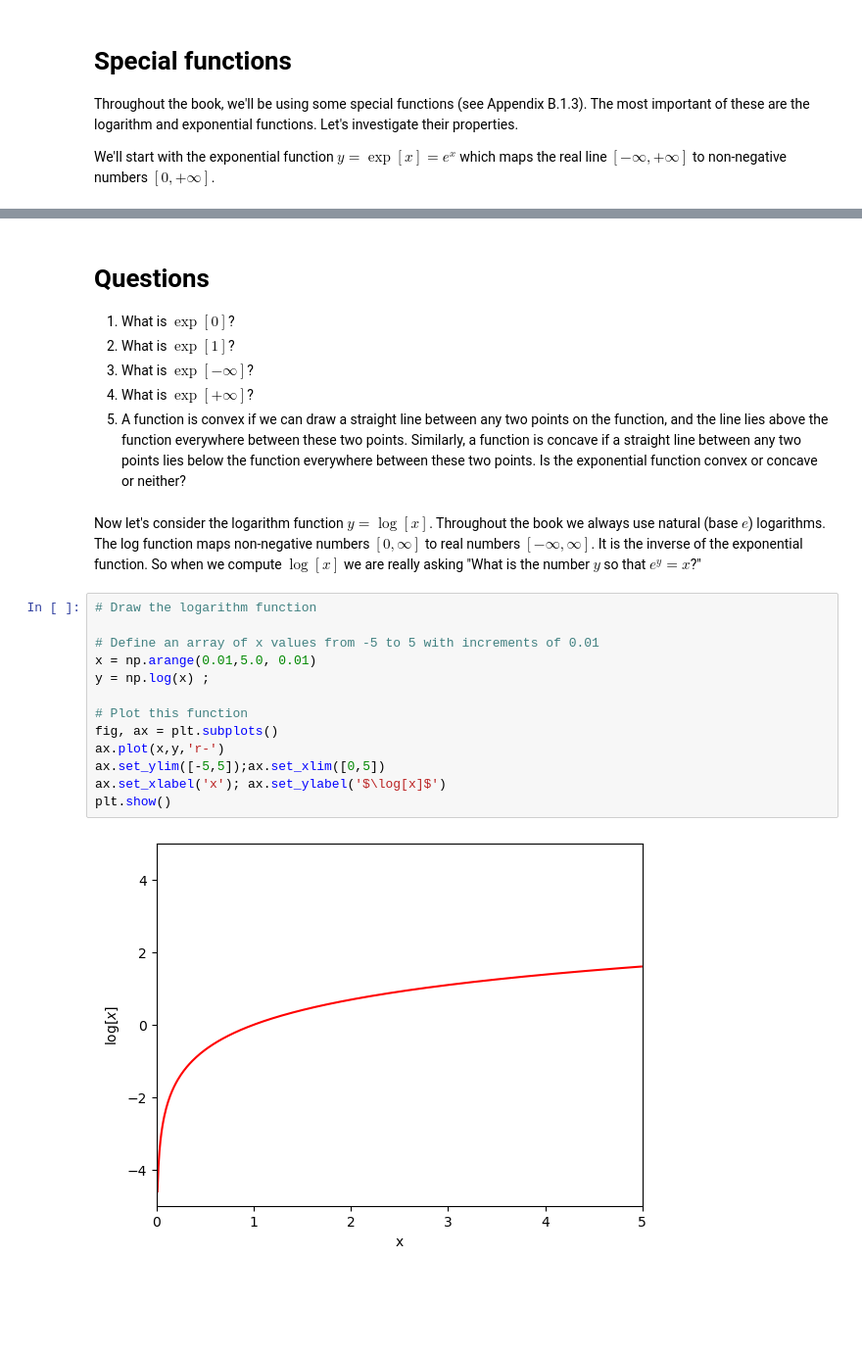
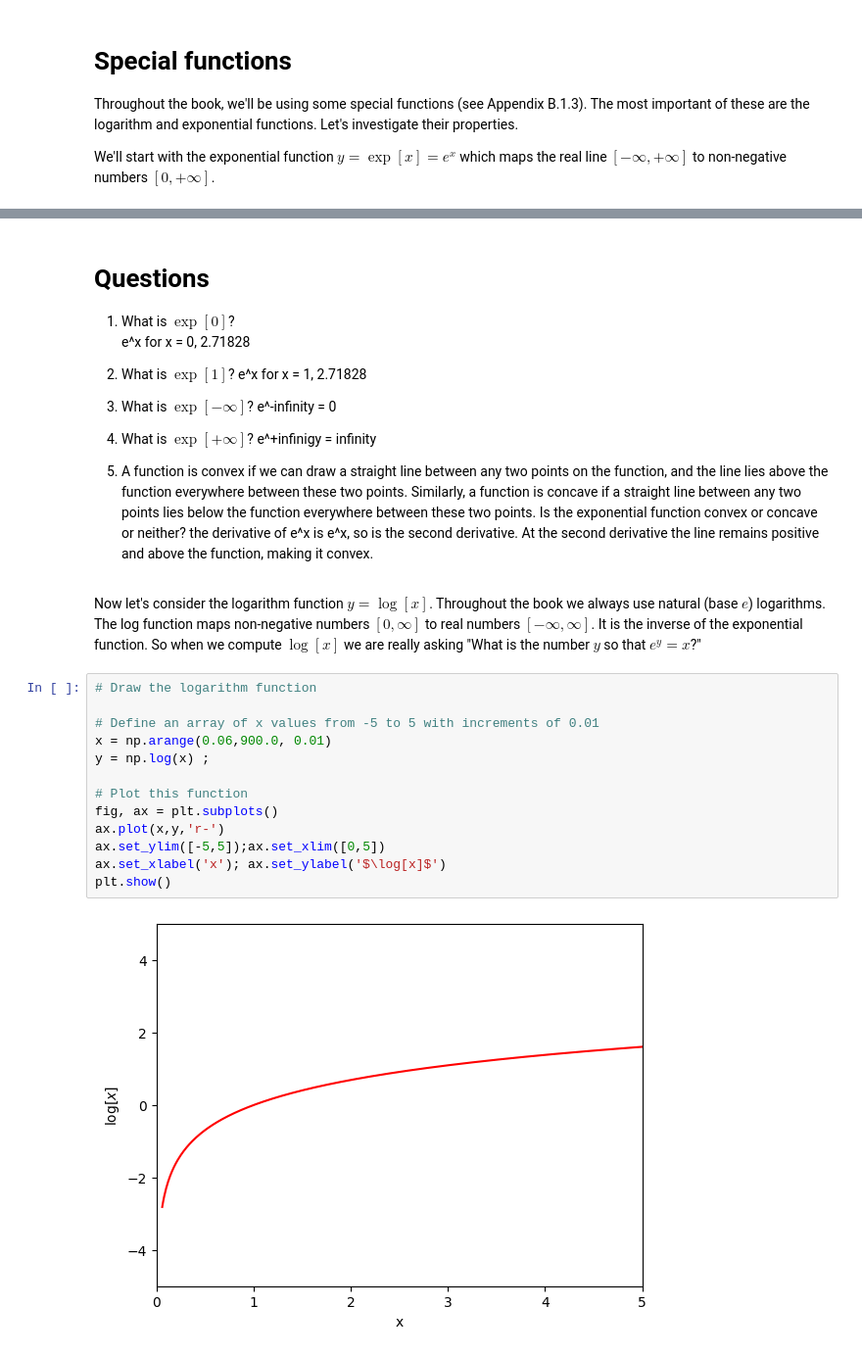
Before and after one commit to abrav00/167-deep-lerning, a Jupyter notebook: 1_1_BackgroundMathematics.ipynb, the cells around one changed output, grey strips where cells are left out. Shown at 98% size. Saved outputs shown, nothing was run; the diff lists cells and outputs as text; blank space fills up the shorter version.

```diff
--- a/1_1_BackgroundMathematics.ipynb
+++ b/1_1_BackgroundMathematics.ipynb
@@ -226,27 +250,36 @@ plt.show()
 # Questions
 
 1. What is $\exp[0]$?
+     e^x for x = 0, 2.71828
+
 2. What is $\exp[1]$?
+     e^x for x = 1, 2.71828
+
 3. What is $\exp[-\infty]$?
+     e^-infinity = 0
+
 4. What is $\exp[+\infty]$?
+     e^+infinigy = infinity
+
 5. A function is convex if we can draw a straight line between any two points on the function, and the line lies above the function everywhere between these two points. Similarly, a function is concave if a straight line between any two points lies below the function everywhere between these two points.  Is the exponential function convex or concave or neither?
+     the derivative of e^x is e^x, so is the second derivative. At the second derivative the line remains positive and above the function, making it convex.
 # %% [markdown]
 Now let's consider the logarithm function $y=\log[x]$. Throughout the book we always use natural (base $e$) logarithms. The log function maps non-negative numbers $[0,\infty]$ to real numbers $[-\infty,\infty]$.  It is the inverse of the exponential function.  So when we compute $\log[x]$ we are really asking "What is the number $y$ so that $e^y=x$?"
 # %%
 # Draw the logarithm function
 
 # Define an array of x values from -5 to 5 with increments of 0.01
-x = np.arange(0.01,5.0, 0.01)
+x = np.arange(0.06,900.0, 0.01)
 y = np.log(x) ;
 
 # Plot this function
 fig, ax = plt.subplots()
 ax.plot(x,y,'r-')
 ax.set_ylim([-5,5]);ax.set_xlim([0,5])
 ax.set_xlabel('x'); ax.set_ylabel('$\log[x]$')
 plt.show()
 # %% [output]
-[figure, old version]
+[figure, new version]
 # %% [markdown]
 # Questions
 
```
Also changed, not shown: parts of 4 cells of this notebook.
